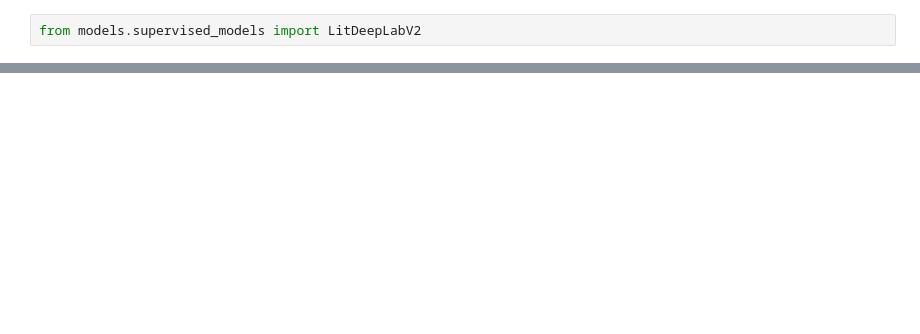
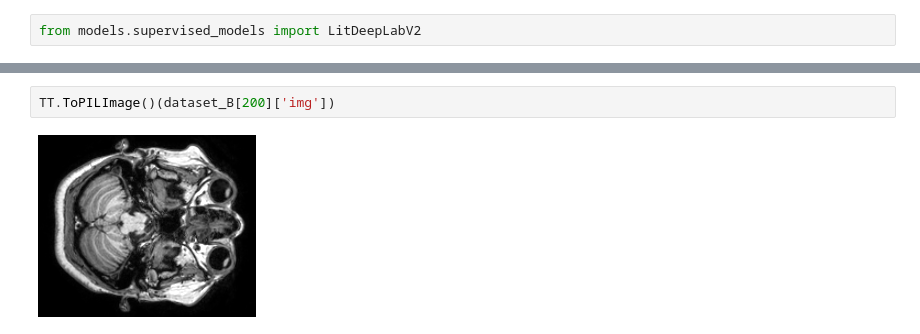
Before and after one commit to scalyvladimir/sk_thesis, a Jupyter notebook: tests.ipynb, the cells around one changed output, grey strips where cells are left out. Cells and saved outputs as stored; diff of their text form; blank space fills up the shorter version.

```diff
--- a/tests.ipynb
+++ b/tests.ipynb
@@ -123,0 +72,4 @@ plt.imshow(TT.ToPILImage()(res.real))
+# %%
+TT.ToPILImage()(dataset_B[200]['img'])
+# %% [output]
+[figure, added]
```
Also changed, not shown: parts of 23 cells of this notebook, 4 other files.
